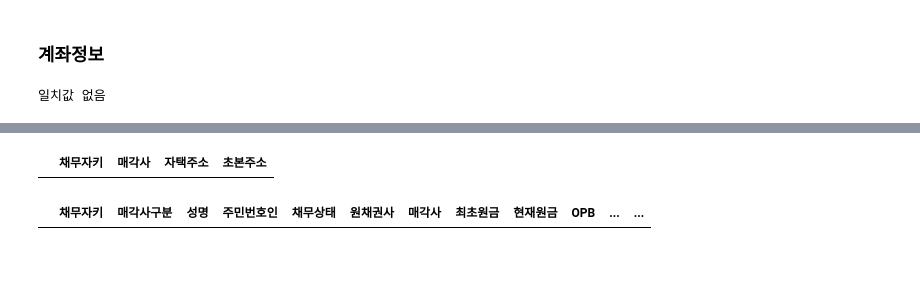
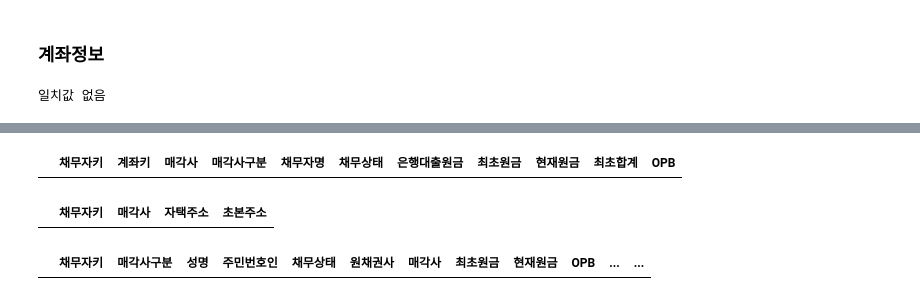
Before and after one commit to jbmyou/python_work, a Jupyter notebook: fileNaming/채무자찾기 with df.ipynb, the cells around one changed output, grey strips where cells are left out. Drawn from its saved outputs; the diff is of its cells as text; code cells hidden in the pictures; blank space fills up the shorter version.

```diff
--- a/fileNaming/채무자찾기 with df.ipynb
+++ b/fileNaming/채무자찾기 with df.ipynb
@@ -32,7 +32,7 @@ df_a = pd.read_pickle(join(path_pkl, account))[["채무자키", "계좌키", "
 # %%
 # 금액찾기
 ##########################
-search_value = 5744971
+search_value = 7496516
 ##########################
 search_col1 = "현재원금"
 search_col2 = "최초원금"
@@ -78,3 +62,8 @@ df_a[df_a[search_col2]==search_value]
+# %%
+# 최초합계(원리금)에서 찾기
+df_a[(df_a["최초합계"]==search_value)]
+# %% [output]
+|  | 채무자키 | 계좌키 | 매각사 | 매각사구분 | 채무자명 | 채무상태 | 은행대출원금 | 최초원금 | 현재원금 | 최초합계 | OPB |
 # %%
 # 주소찾기
 ##########################
```
Also changed, not shown: parts of 3 cells of this notebook, 13 other files.
